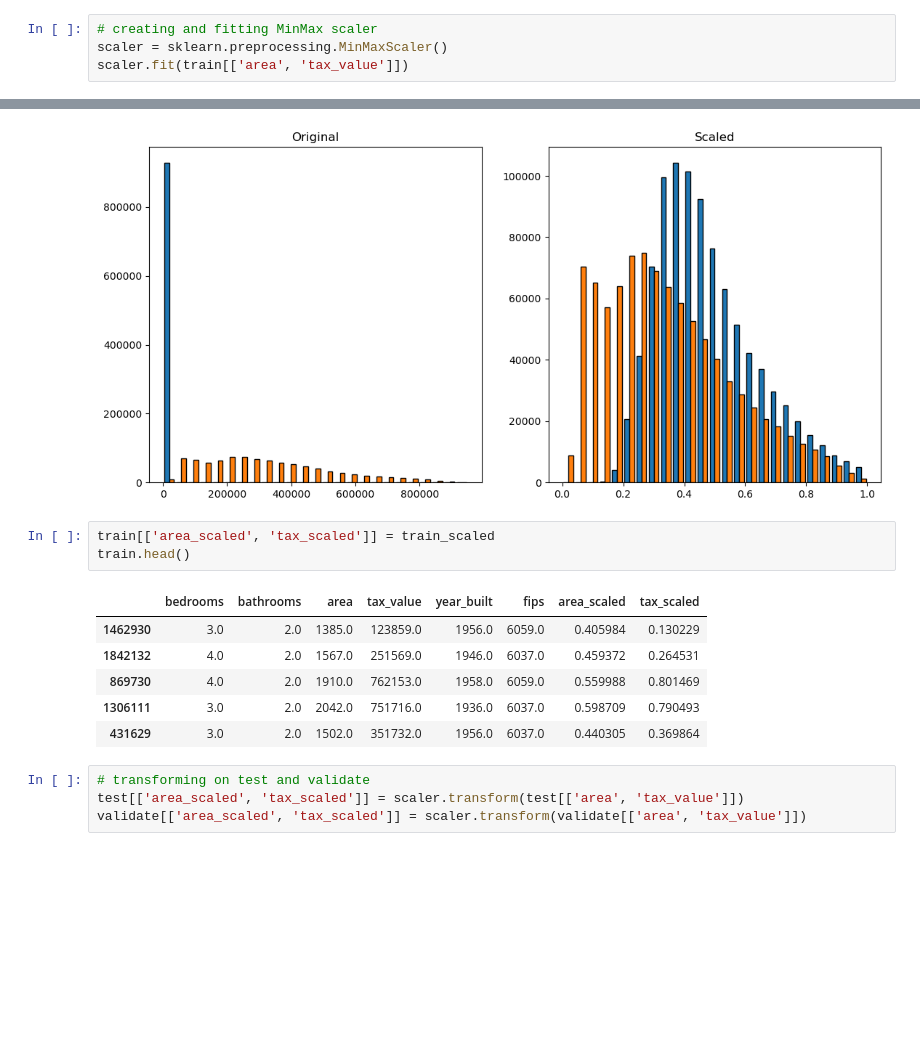
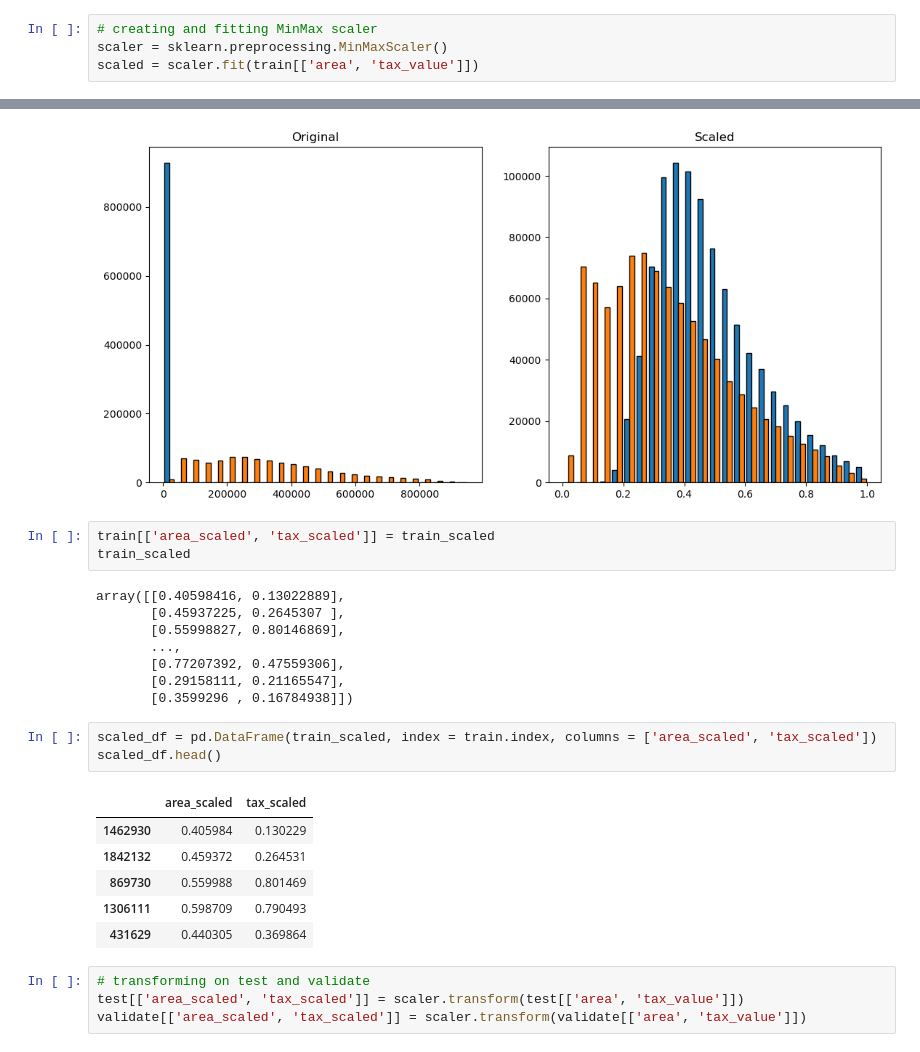
Before and after one commit to Marley-C-Robinson-99/regression-exercises, a Jupyter notebook: Scaling.ipynb, the cells around one changed output, grey strips where cells are left out. Cells and saved outputs as stored; diff of their text form; blank space fills up the shorter version.

```diff
--- a/Scaling.ipynb
+++ b/Scaling.ipynb
@@ -24,4 +25,4 @@ wr.get_box(train)
 # %%
 # creating and fitting MinMax scaler
 scaler = sklearn.preprocessing.MinMaxScaler()
-scaler.fit(train[['area', 'tax_value']])
+scaled = scaler.fit(train[['area', 'tax_value']])
@@ -43,14 +42,25 @@ plt.show()
 [figure]
 # %%
 train[['area_scaled', 'tax_scaled']] = train_scaled
-train.head()
+train_scaled
 # %% [output]
-|  | bedrooms | bathrooms | area | tax_value | year_built | fips | area_scaled | tax_scaled |
-| 1462930 | 3.0 | 2.0 | 1385.0 | 123859.0 | 1956.0 | 6059.0 | 0.405984 | 0.130229 |
-| 1842132 | 4.0 | 2.0 | 1567.0 | 251569.0 | 1946.0 | 6037.0 | 0.459372 | 0.264531 |
-| 869730 | 4.0 | 2.0 | 1910.0 | 762153.0 | 1958.0 | 6059.0 | 0.559988 | 0.801469 |
-| 1306111 | 3.0 | 2.0 | 2042.0 | 751716.0 | 1936.0 | 6037.0 | 0.598709 | 0.790493 |
-| 431629 | 3.0 | 2.0 | 1502.0 | 351732.0 | 1956.0 | 6037.0 | 0.440305 | 0.369864 |
+array([[0.40598416, 0.13022889],
+       [0.45937225, 0.2645307 ],
+       [0.55998827, 0.80146869],
+       ...,
+       [0.77207392, 0.47559306],
+       [0.29158111, 0.21165547],
+       [0.3599296 , 0.16784938]])
+# %%
+scaled_df = pd.DataFrame(train_scaled, index = train.index, columns = ['area_scaled', 'tax_scaled'])
+scaled_df.head()
+# %% [output]
+|  | area_scaled | tax_scaled |
+| 1462930 | 0.405984 | 0.130229 |
+| 1842132 | 0.459372 | 0.264531 |
+| 869730 | 0.559988 | 0.801469 |
+| 1306111 | 0.598709 | 0.790493 |
+| 431629 | 0.440305 | 0.369864 |
 # %%
 # transforming on test and validate
 test[['area_scaled', 'tax_scaled']] = scaler.transform(test[['area', 'tax_value']])
```
Also changed, not shown: parts of 10 cells of this notebook, 4 other files.
